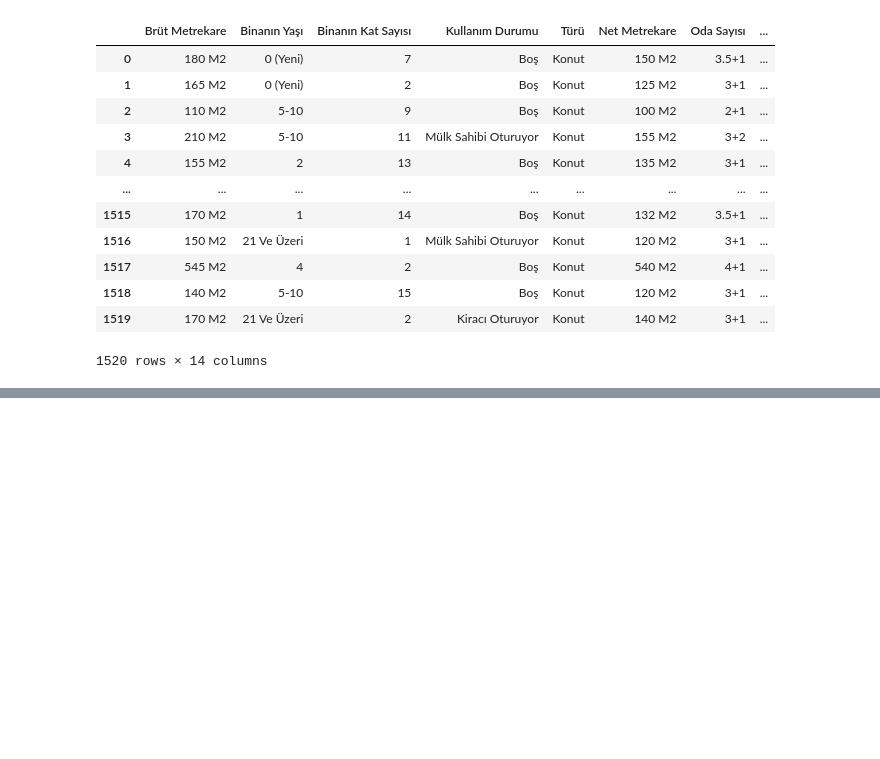
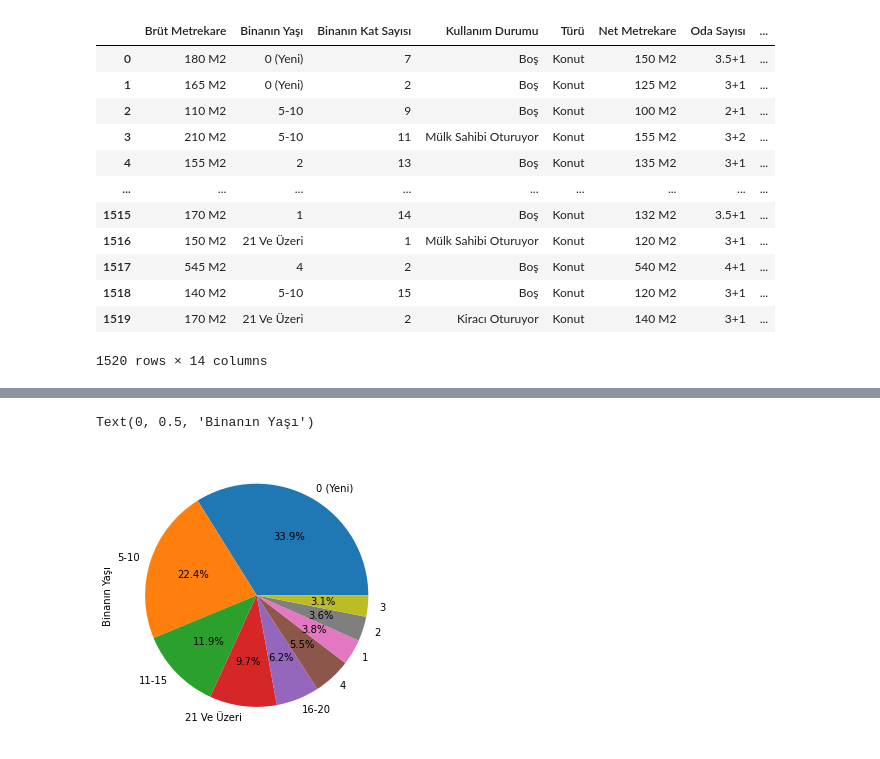
Before and after one commit to yasinsametkaraca/house-price-prediction-app, a Jupyter notebook: data_preprocessing_visualization.ipynb, the cells around one changed output, grey strips where cells are left out. Cells and saved outputs as stored; diff of their text form; code cells hidden in the pictures; blank space fills up the shorter version.

```diff
--- a/data_preprocessing_visualization.ipynb
+++ b/data_preprocessing_visualization.ipynb
@@ -70,0 +178,7 @@ processed_data
+# %%
+fig = plt.figure(figsize=(5, 15))
+processed_data["Binanın Yaşı"].value_counts().plot(kind='pie', autopct='%1.1f%%')
+plt.ylabel("Binanın Yaşı")
+# %% [output]
+Text(0, 0.5, 'Binanın Yaşı')
+[figure, added]
```
Also changed, not shown: parts of 12 cells of this notebook, 1 other file.
